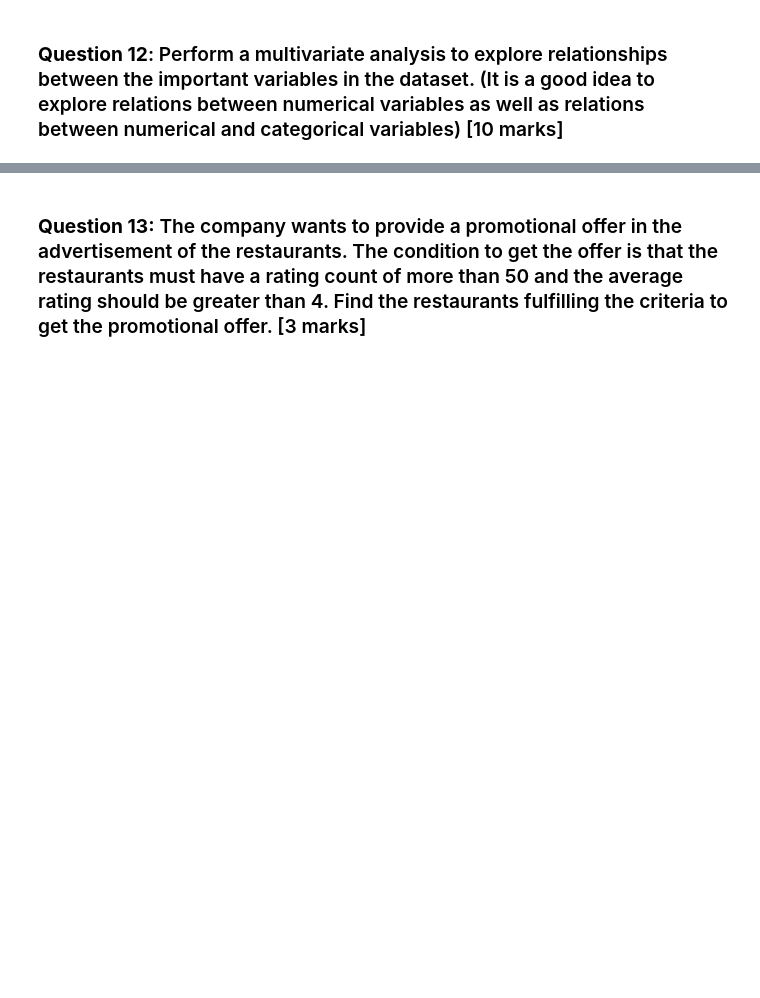
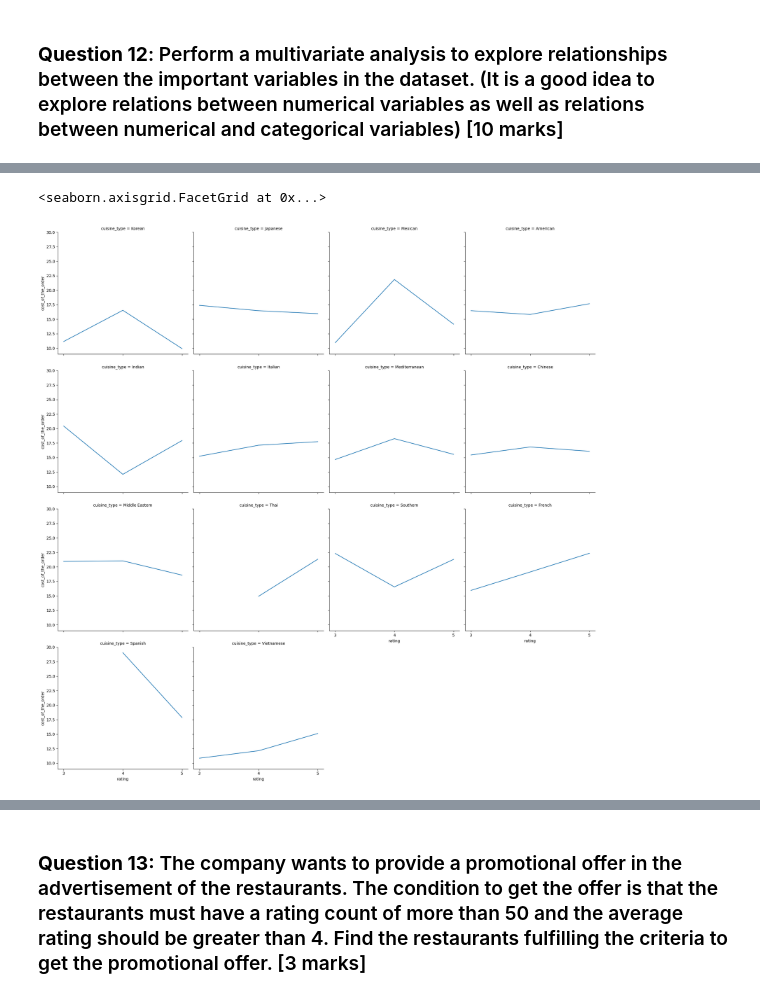
Before and after one commit to samdandy/ai-ml-course-proj-1, a Jupyter notebook: sam_dandy_proj_1.ipynb, the cells around one changed output, grey strips where cells are left out. Cells and saved outputs as stored; diff of their text form; code cells hidden in the pictures; blank space fills up the shorter version.

```diff
--- a/sam_dandy_proj_1.ipynb
+++ b/sam_dandy_proj_1.ipynb
@@ -325,0 +355,5 @@ customer id: 83287 made 9 orders
+# %%
+sns.relplot(data=order_data,x='rating',y='cost_of_the_order',col='cuisine_type',kind='line', errorbar=None, col_wrap=4)
+# %% [output]
+<seaborn.axisgrid.FacetGrid at 0x...>
+[figure, added]
```
Also changed, not shown: parts of 21 cells of this notebook.
